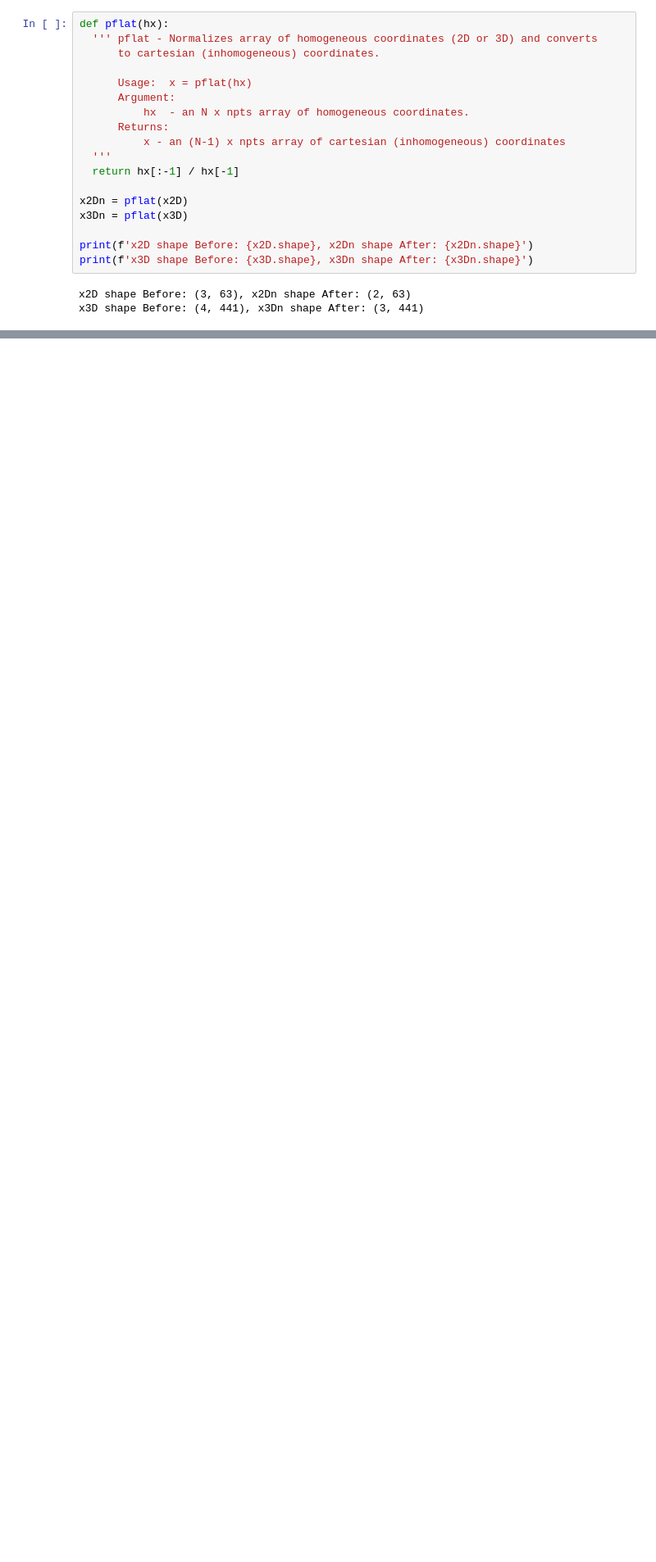
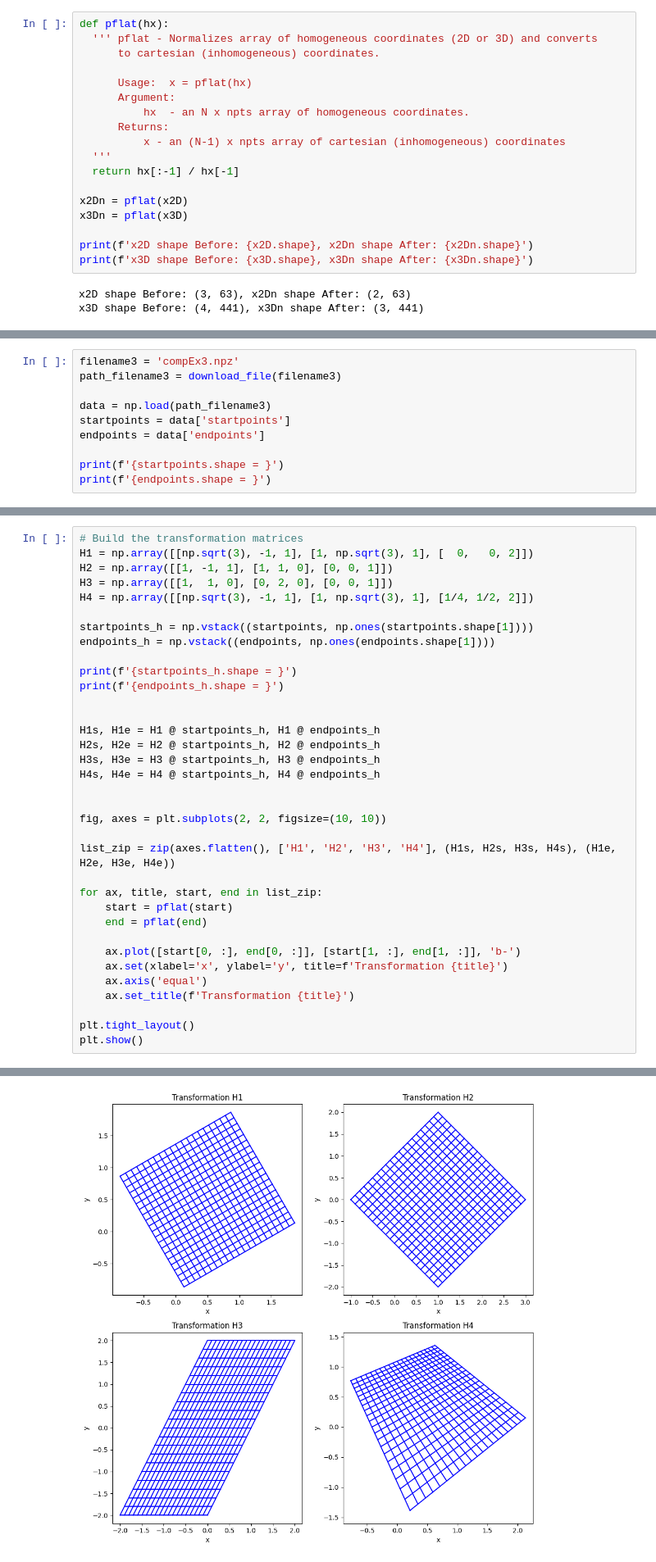
Before and after one commit to JesusPetro/Vision-Artificial-2P2025, a Jupyter notebook: semana 4/T00065696_work3.ipynb, the cells around one changed output, grey strips where cells are left out. Shown at 82% size. Drawn from its saved outputs; the diff is of its cells as text; blank space fills up the shorter version.

```diff
--- a/semana 4/T00065696_work3.ipynb
+++ b/semana 4/T00065696_work3.ipynb
@@ -241,0 +953,10 @@ x3D shape Before: (4, 441), x3Dn shape After: (3, 441)
+# %%
+filename3 = 'compEx3.npz'
+path_filename3 = download_file(filename3)
+
+data = np.load(path_filename3)
+startpoints = data['startpoints']
+endpoints = data['endpoints']
+
+print(f'{startpoints.shape = }')
+print(f'{endpoints.shape = }')
@@ -241,0 +966,36 @@ x3D shape Before: (4, 441), x3Dn shape After: (3, 441)
+# %%
+# Build the transformation matrices
+H1 = np.array([[np.sqrt(3), -1, 1], [1, np.sqrt(3), 1], [  0,   0, 2]])
+H2 = np.array([[1, -1, 1], [1, 1, 0], [0, 0, 1]])
+H3 = np.array([[1,  1, 0], [0, 2, 0], [0, 0, 1]])
+H4 = np.array([[np.sqrt(3), -1, 1], [1, np.sqrt(3), 1], [1/4, 1/2, 2]])
+
+startpoints_h = np.vstack((startpoints, np.ones(startpoints.shape[1])))
+endpoints_h = np.vstack((endpoints, np.ones(endpoints.shape[1])))
+
+print(f'{startpoints_h.shape = }')
+print(f'{endpoints_h.shape = }')
+
+
+H1s, H1e = H1 @ startpoints_h, H1 @ endpoints_h
+H2s, H2e = H2 @ startpoints_h, H2 @ endpoints_h
+H3s, H3e = H3 @ startpoints_h, H3 @ endpoints_h
+H4s, H4e = H4 @ startpoints_h, H4 @ endpoints_h
+
+
+fig, axes = plt.subplots(2, 2, figsize=(10, 10))
+
+list_zip = zip(axes.flatten(), ['H1', 'H2', 'H3', 'H4'], (H1s, H2s, H3s, H4s), (H1e, H2e, H3e, H4e))
+
+for ax, title, start, end in list_zip:
+    start = pflat(start)
+    end = pflat(end)
+
+    ax.plot([start[0, :], end[0, :]], [start[1, :], end[1, :]], 'b-')
+    ax.set(xlabel='x', ylabel='y', title=f'Transformation {title}')
+    ax.axis('equal')
+    ax.set_title(f'Transformation {title}')
+
+plt.tight_layout()
+plt.show()
+# %% [output]
@@ -241,0 +1004 @@ x3D shape Before: (4, 441), x3Dn shape After: (3, 441)
+[figure, added]
```
Also changed, not shown: parts of 21 cells of this notebook.
